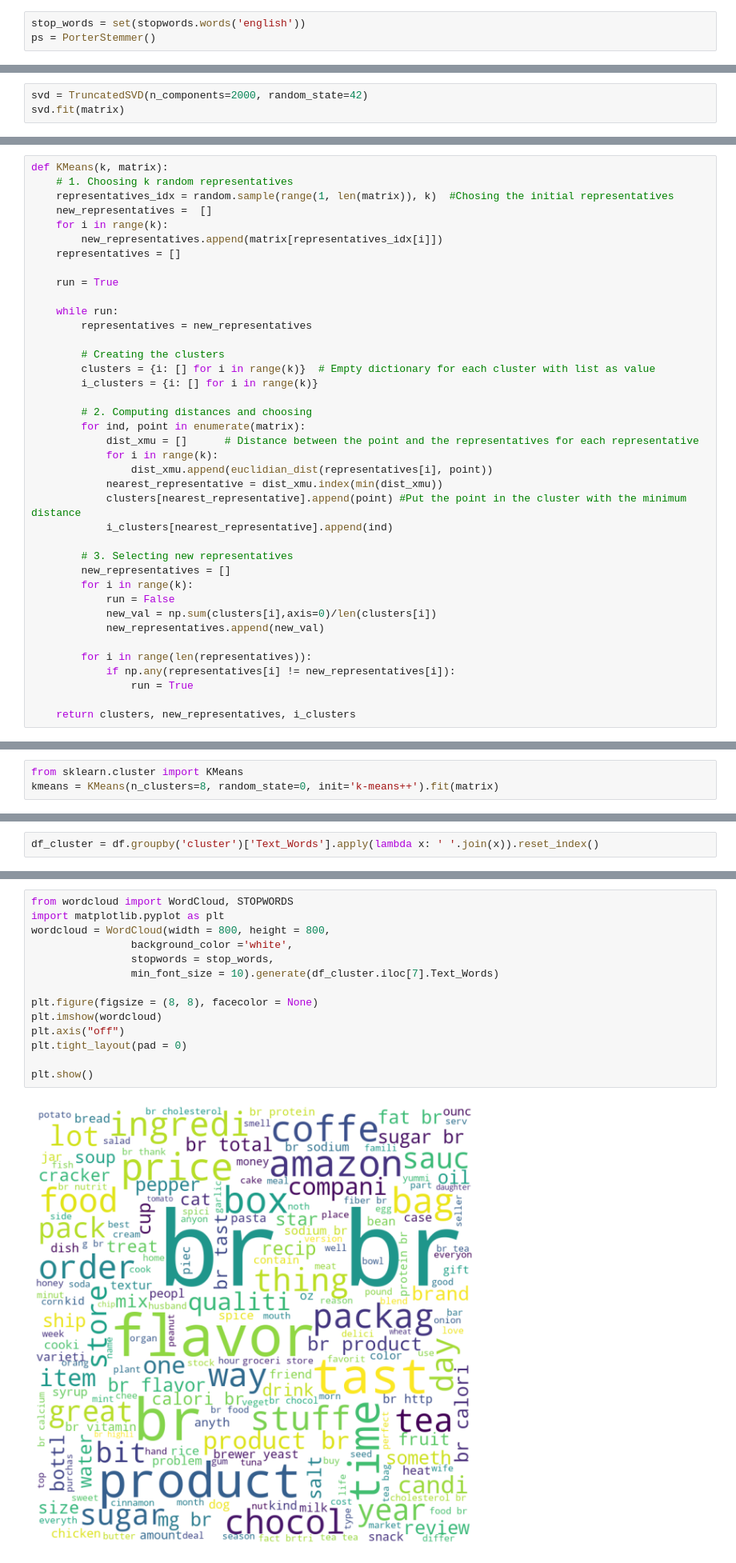
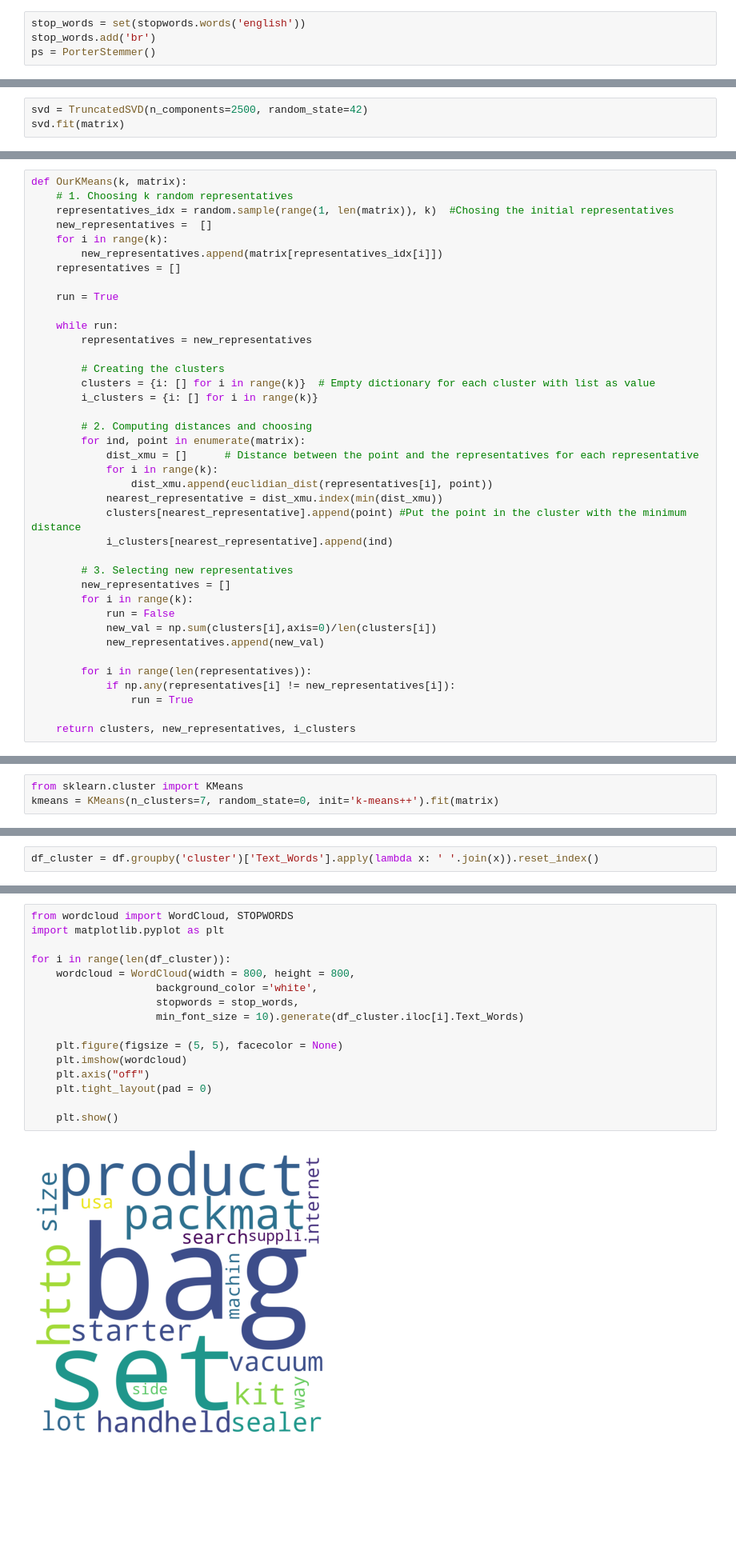
Before and after one commit to domenicocinque/ADM-HW4, a Jupyter notebook: HW4_Q2.ipynb, the cells around one changed output, grey strips where cells are left out. Shown at 80% size. Cells and saved outputs as stored; diff of their text form; blank space fills up the shorter version.

```diff
--- a/HW4_Q2.ipynb
+++ b/HW4_Q2.ipynb
@@ -47,5 +83,6 @@ from nltk.tokenize import sent_tokenize, word_tokenize
 # %%
 stop_words = set(stopwords.words('english'))
+stop_words.add('br')
 ps = PorterStemmer()
 # %%
 #Realizing the cleaned token
@@ -190,7 +209,7 @@ matrix.shape
 # %% [output]
 (74258, 62787)
 # %%
-svd = TruncatedSVD(n_components=2000, random_state=42)
+svd = TruncatedSVD(n_components=2500, random_state=42)
 svd.fit(matrix)
 # %% [output]
 TruncatedSVD(n_components=2000, random_state=42)
@@ -225,7 +244,7 @@ import random
 def euclidian_dist(x,y):
     return np.linalg.norm(x-y)
 # %%
-def KMeans(k, matrix):
+def OurKMeans(k, matrix):
     # 1. Choosing k random representatives
     representatives_idx = random.sample(range(1, len(matrix)), k)  #Chosing the initial representatives
     new_representatives =  []
@@ -327,7 +337,7 @@ plt.plot(list(elbow.keys()), list(elbow.values()))
 ## Cluster Analysis
 # %%
 from sklearn.cluster import KMeans
-kmeans = KMeans(n_clusters=8, random_state=0, init='k-means++').fit(matrix)
+kmeans = KMeans(n_clusters=7, random_state=0, init='k-means++').fit(matrix)
 # %%
 labels = kmeans.labels_
 # %%
@@ -360,16 +360,18 @@ df_cluster
 # %%
 from wordcloud import WordCloud, STOPWORDS
 import matplotlib.pyplot as plt
-wordcloud = WordCloud(width = 800, height = 800,
-                background_color ='white',
-                stopwords = stop_words,
-                min_font_size = 10).generate(df_cluster.iloc[7].Text_Words)
 
-plt.figure(figsize = (8, 8), facecolor = None)
-plt.imshow(wordcloud)
-plt.axis("off")
-plt.tight_layout(pad = 0)
+for i in range(len(df_cluster)):
+    wordcloud = WordCloud(width = 800, height = 800,
+                    background_color ='white',
+                    stopwords = stop_words,
+                    min_font_size = 10).generate(df_cluster.iloc[i].Text_Words)
 
-plt.show()
+    plt.figure(figsize = (5, 5), facecolor = None)
+    plt.imshow(wordcloud)
+    plt.axis("off")
+    plt.tight_layout(pad = 0)
+
+    plt.show()
 # %% [output]
-[figure, old version]
+[figure, new version]
```
Also changed, not shown: parts of 40 cells of this notebook.
